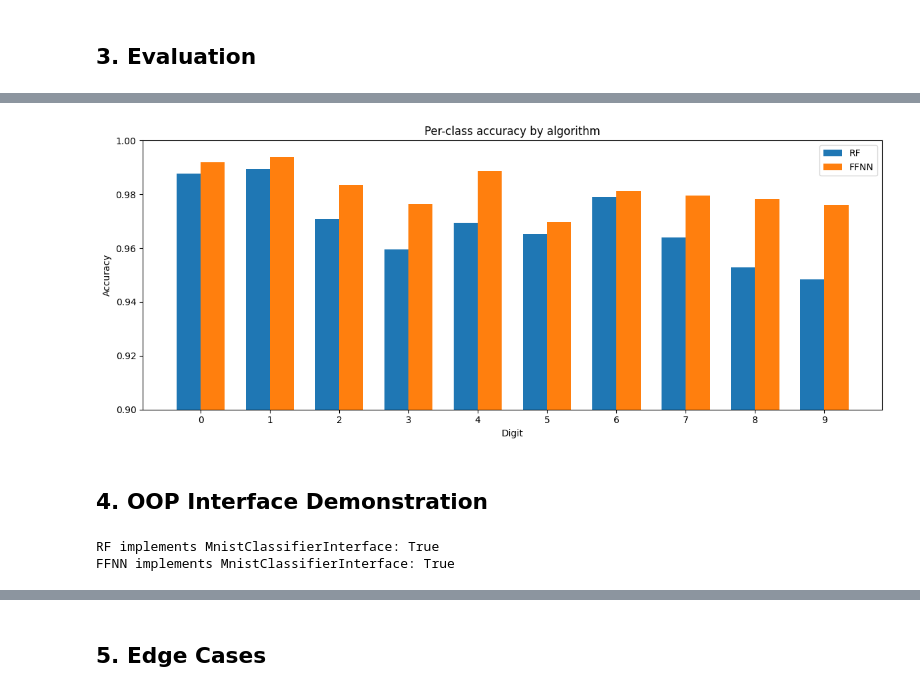
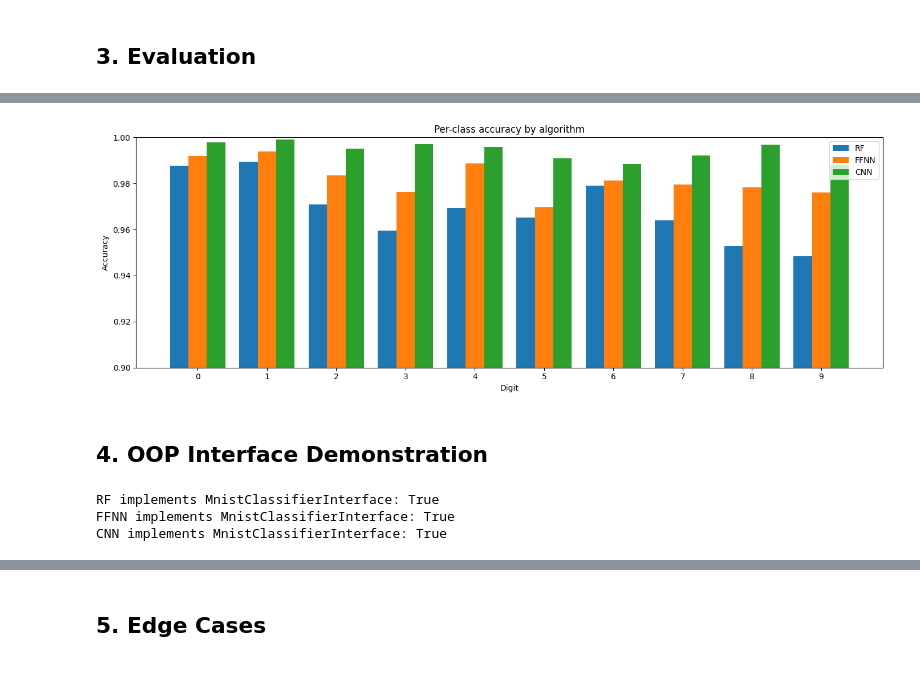
Before and after one commit to BohdanMarko/winstars-ai-ds-internship, a Jupyter notebook: task1/demo.ipynb, the cells around one changed output, grey strips where cells are left out. Saved outputs shown, nothing was run; the diff lists cells and outputs as text; code cells hidden in the pictures.

```diff
--- a/task1/demo.ipynb
+++ b/task1/demo.ipynb
@@ -54,7 +54,7 @@ Class distribution (train):
 # %% [markdown]
 ## 2. Train Models
 # %%
-algos = ["rf", "ffnn"]
+algos = ["rf", "ffnn", "cnn"]
 results = {}
 
 for algo in algos:
@@ -137,5 +138,5 @@ weighted avg     0.9822    0.9822    0.9822     10000
 # %%
-fig, axes = plt.subplots(1, 2, figsize=(14, 5))
+fig, axes = plt.subplots(1, 3, figsize=(20, 5))
 for ax, (algo, r) in zip(axes, results.items()):
     cm = confusion_matrix(y_test, r["preds"])
     sns.heatmap(cm, annot=True, fmt="d", cmap="Blues", ax=ax,
@@ -150,22 +151,23 @@ plt.show()
 # %%
-fig, ax = plt.subplots(figsize=(12, 5))
+fig, ax = plt.subplots(figsize=(14, 5))
 x = np.arange(10)
-width = 0.35
+n = len(results)
+width = 0.8 / n
 for i, (algo, r) in enumerate(results.items()):
     cm = confusion_matrix(y_test, r["preds"])
     per_class_acc = cm.diagonal() / cm.sum(axis=1)
     ax.bar(x + i * width, per_class_acc, width, label=algo.upper())
-ax.set_xticks(x + width / 2)
+ax.set_xticks(x + width * (n - 1) / 2)
 ax.set_xticklabels(range(10))
 ax.set_xlabel("Digit")
 ax.set_ylabel("Accuracy")
 ax.set_ylim(0.9, 1.0)
 ax.set_title("Per-class accuracy by algorithm")
 ax.legend()
 plt.tight_layout()
 plt.show()
 # %% [output]
-[figure, old version]
+[figure, new version]
 # %% [markdown]
 ## 4. OOP Interface Demonstration
 # %%
@@ -178,6 +180,7 @@ for algo in algos:
 # %% [output]
 RF implements MnistClassifierInterface: True
 FFNN implements MnistClassifierInterface: True
+CNN implements MnistClassifierInterface: True
 # %%
 sample = X_test[:5]
 print(f"Input shape: {sample.shape}")
```
Also changed, not shown: parts of 18 cells of this notebook, 9 other files.
